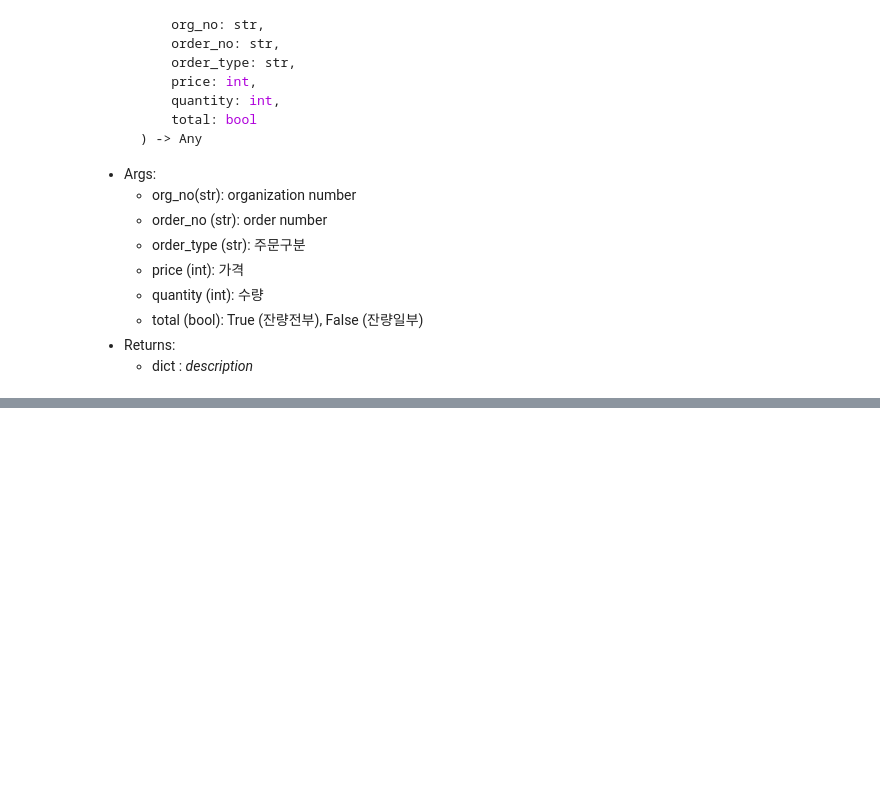
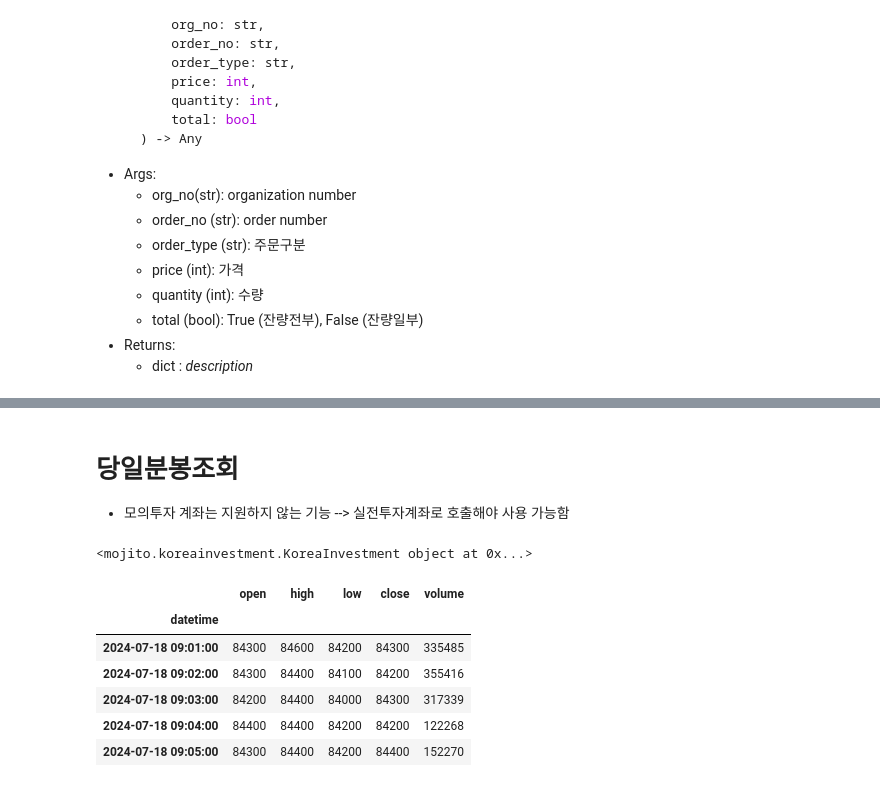
Before and after one commit to racheliee/crawling, a Jupyter notebook: kis-korea.ipynb, the cells around one changed output, grey strips where cells are left out. Drawn from its saved outputs; the diff is of its cells as text; code cells hidden in the pictures; blank space fills up the shorter version.

```diff
--- a/kis-korea.ipynb
+++ b/kis-korea.ipynb
@@ -289,0 +333,40 @@ print(partial_modify_order) # 주문 결과를 출력
+# %% [markdown]
+# 당일분봉조회
+- 모의투자 계좌는 지원하지 않는 기능 --> 실전투자계좌로 호출해야 사용 가능함
+# %%
+api_text = open('./kis-keys.txt', 'r')
+lines = api_text.readlines()
+
+# read api_key, secret_key, account number from the file
+api_key = lines[0].strip()
+secret_key = lines[1].strip()
+acc_no = lines[2].strip()
+api_text.close()
+
+real_broker = mojito.KoreaInvestment(
+    api_key=api_key,
+    api_secret=secret_key,
+    acc_no=acc_no, # 계좌번호 - 가 꼭 있어야함! (ex: 12341234-01)
+    mock=True # 이번에는 모의투자로 진행!!
+)
+
+print(real_broker) # valid for 24 hours
+# %% [output]
+<mojito.koreainvestment.KoreaInvestment object at 0x...>
+# %%
+result = real_broker.fetch_today_1m_ohlcv(
+    #TODO: implement
+)
+
+df = pd.DataFrame(result['output2'])
+# TODO: save to dataframe
+
+df.head()
+# %% [output]
+|  | open | high | low | close | volume |
+| datetime |  |  |  |  |  |
+| 2024-07-18 09:01:00 | 84300 | 84600 | 84200 | 84300 | 335485 |
+| 2024-07-18 09:02:00 | 84300 | 84400 | 84100 | 84200 | 355416 |
+| 2024-07-18 09:03:00 | 84200 | 84400 | 84000 | 84300 | 317339 |
+| 2024-07-18 09:04:00 | 84400 | 84400 | 84200 | 84200 | 122268 |
+| 2024-07-18 09:05:00 | 84300 | 84400 | 84200 | 84400 | 152270 |
```
Also changed, not shown: parts of 9 cells of this notebook, 1 other file.
